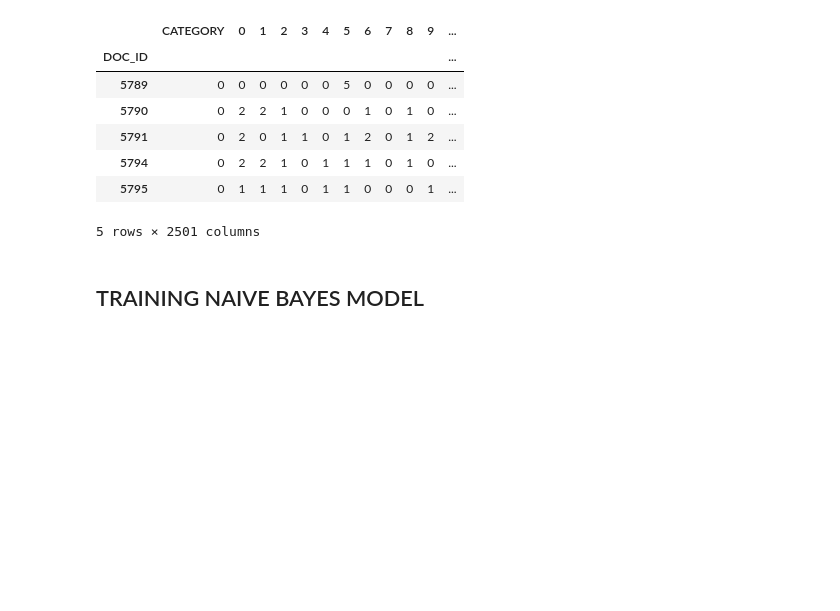
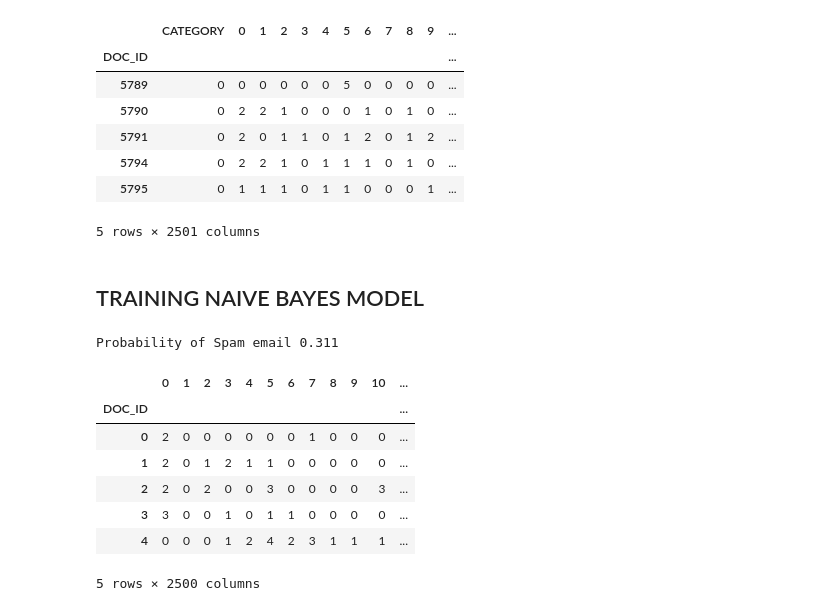
Before and after one commit to KumarGaurav20/Spam-Emails, a Jupyter notebook: TRAINING_NAIVE_BAYES_CLASSIFIER.ipynb, the cells around one changed output. Saved outputs shown, nothing was run; the diff lists cells and outputs as text; code cells hidden in the pictures; blank space fills up the shorter version.

```diff
--- a/TRAINING_NAIVE_BAYES_CLASSIFIER.ipynb
+++ b/TRAINING_NAIVE_BAYES_CLASSIFIER.ipynb
@@ -91,3 +95,23 @@ full_train_data.tail()
 5 rows × 2501 columns
 # %% [markdown]
 ## TRAINING NAIVE BAYES MODEL
+# %%
+# Calculating the prob of spam
+#As Spam is assigned 1 label and ham 0, The sum = 1* no. of spam emails
+prob_spam = full_train_data.CATEGORY.sum() / full_train_data.CATEGORY.size
+print('Probability of Spam email %1.3f'%(prob_spam))
+# %% [output]
+Probability of Spam email 0.311
+# %%
+# Generating the datframe without Category so that we can work with occurences
+full_train_features = full_train_data.loc[:, full_train_data.columns != 'CATEGORY']
+full_train_features.head()
+# %% [output]
+|  | 0 | 1 | 2 | 3 | 4 | 5 | 6 | 7 | 8 | 9 | 10 | ... |
+| DOC_ID |  |  |  |  |  |  |  |  |  |  |  | ... |
+| 0 | 2 | 0 | 0 | 0 | 0 | 0 | 0 | 1 | 0 | 0 | 0 | ... |
+| 1 | 2 | 0 | 1 | 2 | 1 | 1 | 0 | 0 | 0 | 0 | 0 | ... |
+| 2 | 2 | 0 | 2 | 0 | 0 | 3 | 0 | 0 | 0 | 0 | 3 | ... |
+| 3 | 3 | 0 | 0 | 1 | 0 | 1 | 1 | 0 | 0 | 0 | 0 | ... |
+| 4 | 0 | 0 | 0 | 1 | 2 | 4 | 2 | 3 | 1 | 1 | 1 | ... |
+5 rows × 2500 columns
```
Also changed, not shown: parts of 11 cells of this notebook.
